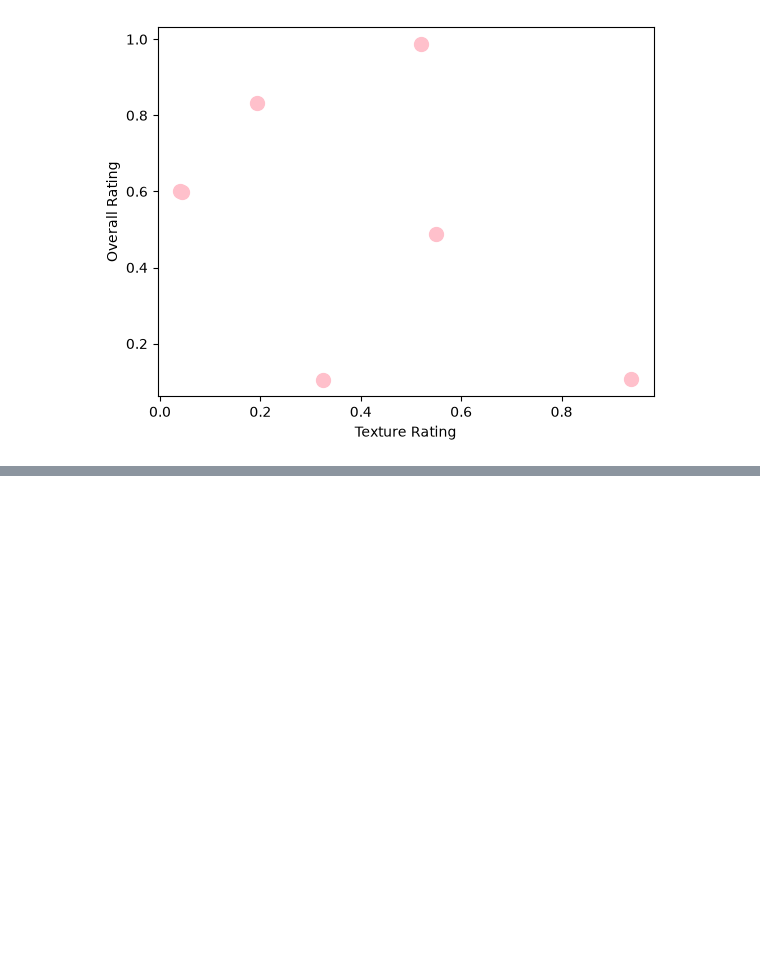
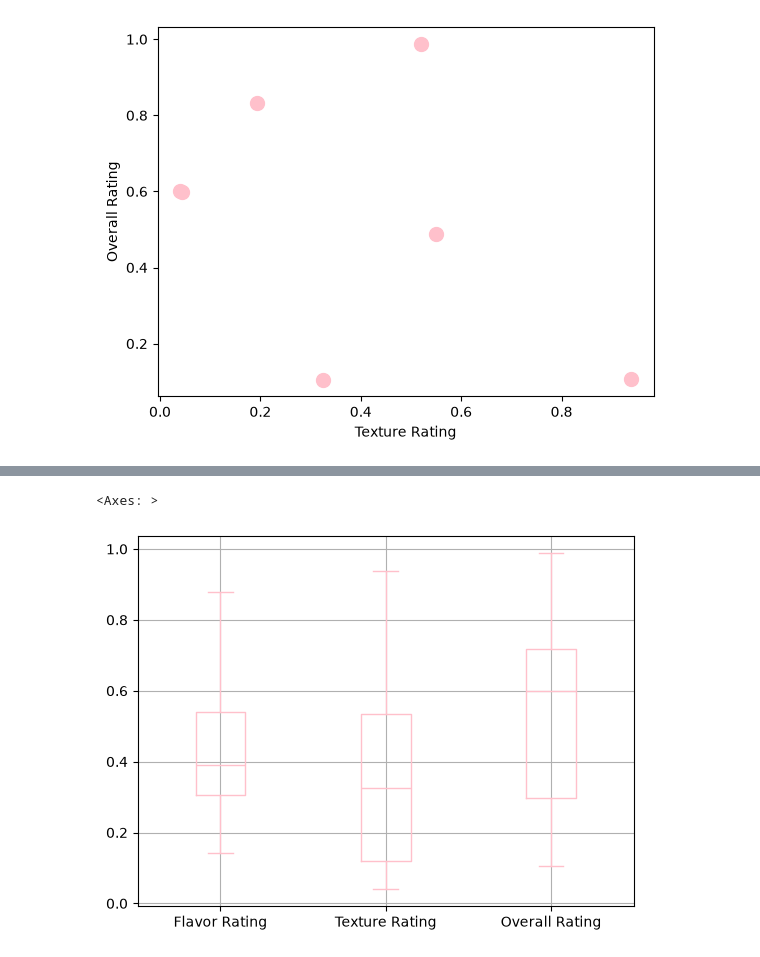
Before and after one commit to lunasiawebb/Tutorial-Learning, a Jupyter notebook: learningpandas.ipynb, the cells around one changed output, grey strips where cells are left out. Cells and saved outputs as stored; diff of their text form; code cells hidden in the pictures; blank space fills up the shorter version.

```diff
--- a/learningpandas.ipynb
+++ b/learningpandas.ipynb
@@ -325,0 +367,5 @@ df7.plot.scatter(x='Texture Rating', y = 'Overall Rating', s = 100, c = 'Pink')
+# %%
+df7.boxplot(color= 'Pink')
+# %% [output]
+<Axes: >
+[figure, added]
```
Also changed, not shown: parts of 10 cells of this notebook.
